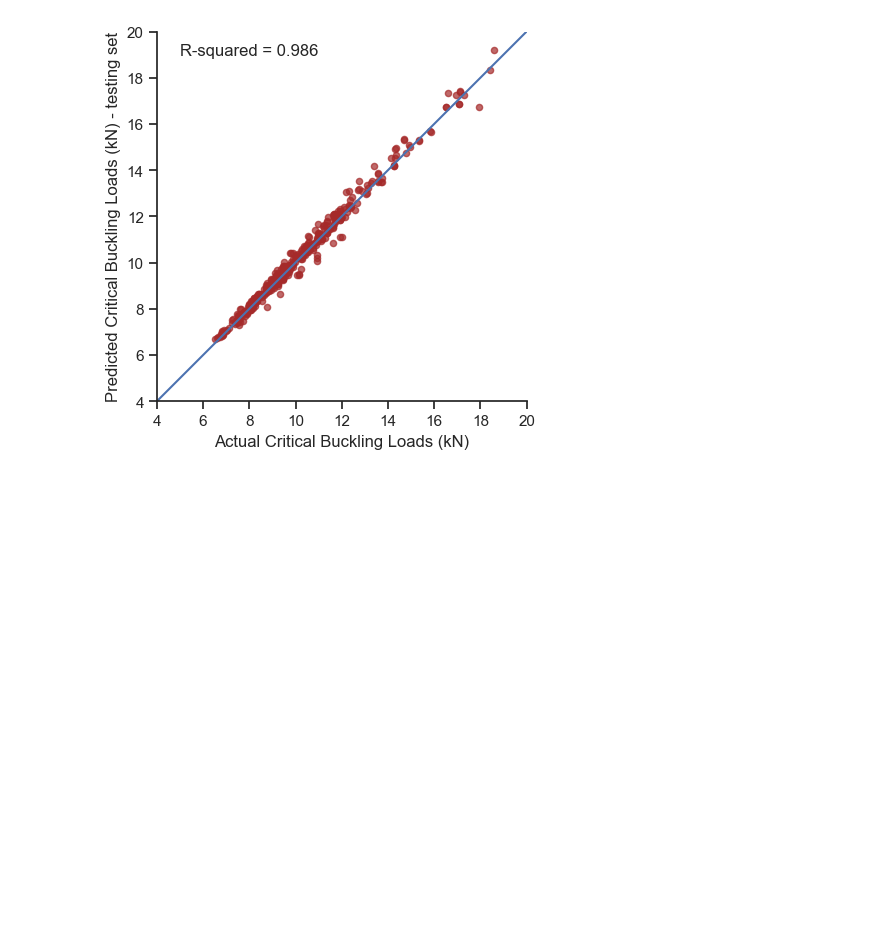
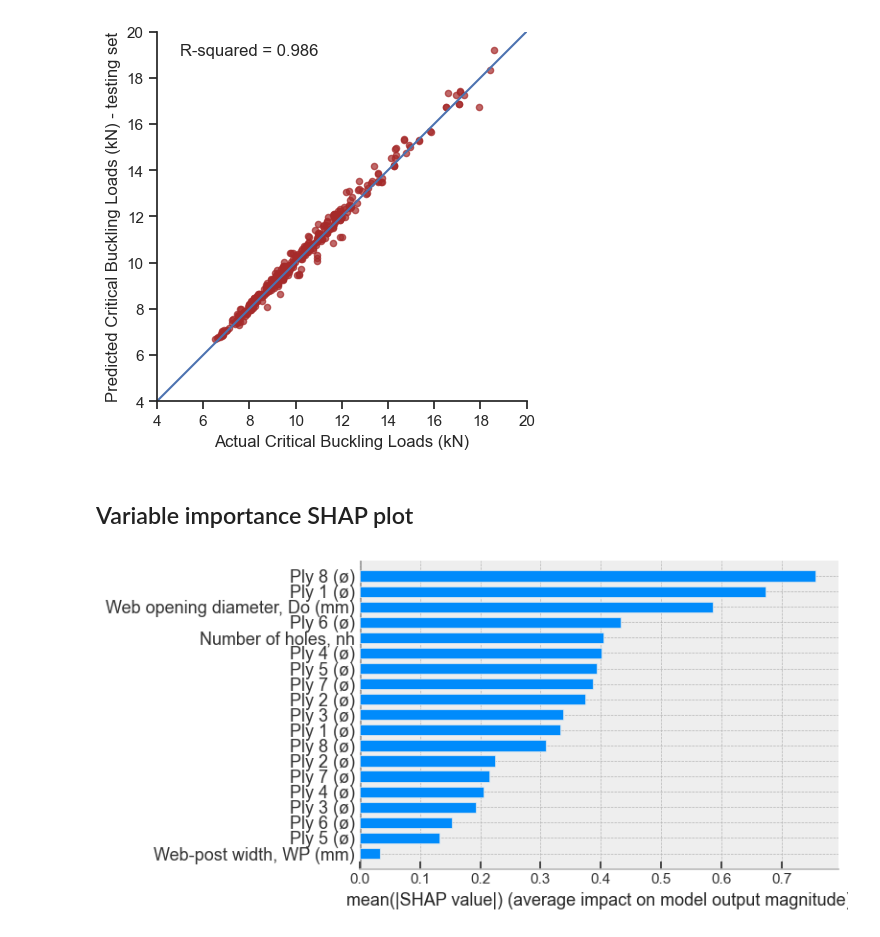
Before and after one commit to yongcheng6699/ML_Buckling_ANN_DNN, a Jupyter notebook: Buckling_DNN_4HL_KFold_CV_V1.ipynb, the cells around one changed output. Cells and saved outputs as stored; diff of their text form; code cells hidden in the pictures; blank space fills up the shorter version.

```diff
--- a/Buckling_DNN_4HL_KFold_CV_V1.ipynb
+++ b/Buckling_DNN_4HL_KFold_CV_V1.ipynb
@@ -471,3 +477,25 @@ plt.plot()
 # %% [output]
 []
 [figure]
+# %% [markdown]
+## Variable importance SHAP plot
+# %%
+import shap
+### VARIABLE IMPORTANCE
+# See more here: https://shap-lrjball.readthedocs.io/en/latest/example_notebooks/plots/bar.html
+features = ["Number of holes, nh", "Web-post width, WP (mm)",  "Web opening diameter, Do (mm)","Ply 1 (ø)","Ply 1 (ø)", "Ply 2 (ø)", "Ply 2 (ø)","Ply 3 (ø)","Ply 3 (ø)", "Ply 4 (ø)","Ply 4 (ø)", "Ply 5 (ø)", "Ply 5 (ø)","Ply 6 (ø)", "Ply 6 (ø)","Ply 7 (ø)", "Ply 7 (ø)","Ply 8 (ø)","Ply 8 (ø)"]
+#features = ["Number of holes, nh", "Web-post width, WP (mm)",  "Web opening diameter, Do (mm)","Ply 1 (ø)_sin", "Ply 1 (ø)_cos", "Ply 2 (ø)_sin", "Ply 2 (ø)_cos", "Ply 3 (ø)_sin", "Ply 3 (ø)_cos", "Ply 4 (ø)_sin", "Ply 4 (ø)_cos","Ply 5 (ø)_sin", "Ply 5 (ø)_cos", "Ply 6 (ø)_sin", "Ply 6 (ø)_cos", "Ply 7 (ø)_sin", "Ply 7 (ø)_cos", "Ply 8 (ø)_sin", "Ply 8 (ø)_cos"]
+
+# Create a SHAP explainer using KernelExplainer
+explainer = shap.KernelExplainer(model, shap.sample(X_train, 100))
+
+# Calculate SHAP values for the test dataset
+shap_values = explainer.shap_values(X_test)
+
+# Reshape shap_values to remove the last dimension
+shap_values_reshaped = shap_values.reshape(X_test.shape)  # Assuming X_test.shape is (389, 11)
+# %%
+shap.summary_plot(shap_values_reshaped, X_test, feature_names=features, plot_type="bar",plot_size=(8,4))
+plt.show()
+# %% [output]
+[figure, added]
```
Also changed, not shown: parts of 8 cells of this notebook, 5 other files.
